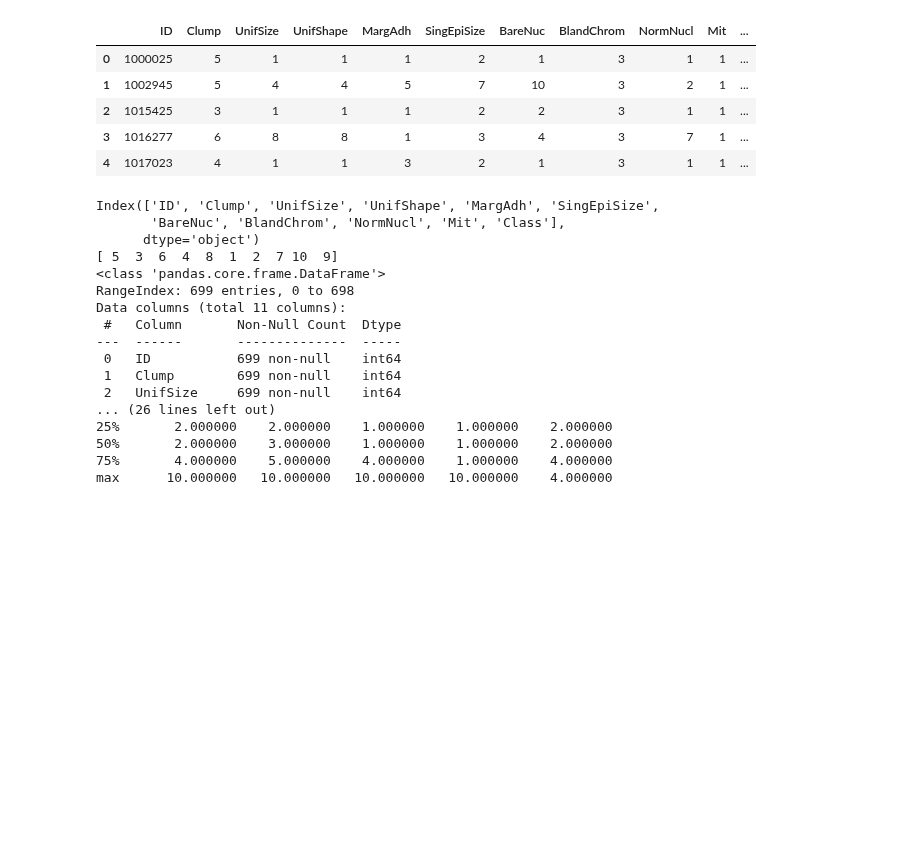
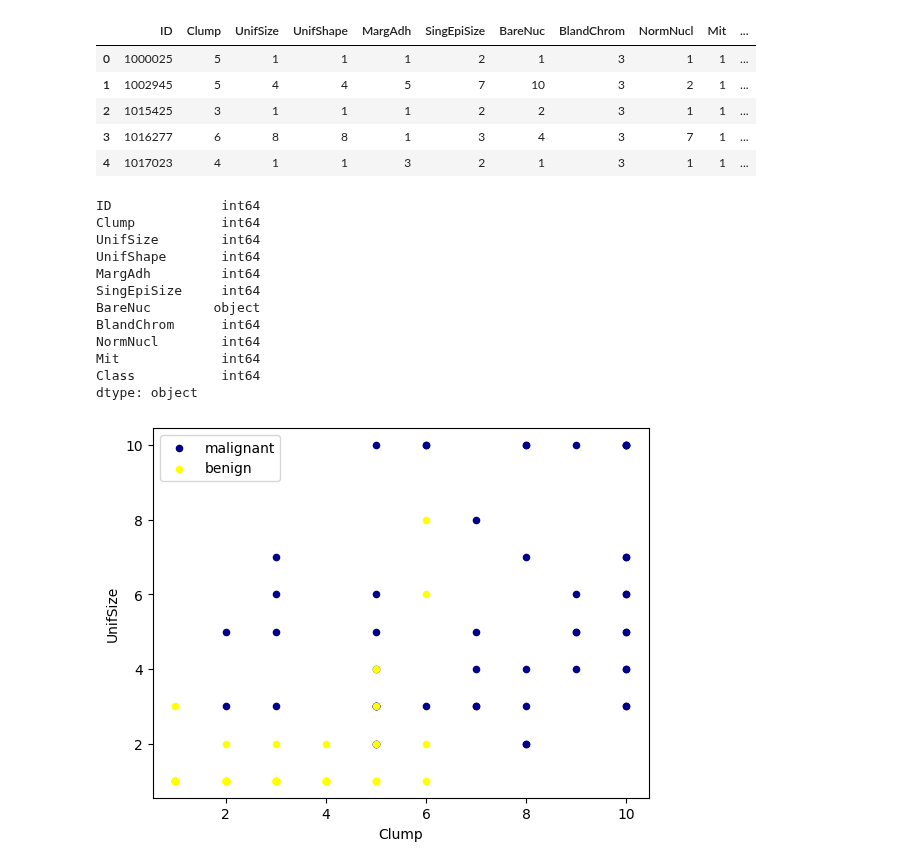
Before and after one commit to iamaryav/ai-notebooks, a Jupyter notebook: cancer_prediction.ipynb, the cells around one changed output. Drawn from its saved outputs; the diff is of its cells as text; code cells hidden in the pictures; blank space fills up the shorter version.

```diff
--- a/cancer_prediction.ipynb
+++ b/cancer_prediction.ipynb
@@ -19,25 +19,29 @@ patient_df.head()
 | 3 | 1016277 | 6 | 8 | 8 | 1 | 3 | 4 | 3 | 7 | 1 | ... |
 | 4 | 1017023 | 4 | 1 | 1 | 3 | 2 | 1 | 3 | 1 | 1 | ... |
 # %%
-print(patient_df.columns)
-print(patient_df["Clump"].unique())
-print(patient_df.info())
-print(patient_df.describe())
+# print(patient_df.columns)
+# print(patient_df["Clump"].unique())
+# print(patient_df.info())
+# print(patient_df.describe())
+print(patient_df.dtypes)
 # %% [output]
-Index(['ID', 'Clump', 'UnifSize', 'UnifShape', 'MargAdh', 'SingEpiSize',
-       'BareNuc', 'BlandChrom', 'NormNucl', 'Mit', 'Class'],
-      dtype='object')
-[ 5  3  6  4  8  1  2  7 10  9]
-<class 'pandas.core.frame.DataFrame'>
-RangeIndex: 699 entries, 0 to 698
-Data columns (total 11 columns):
- #   Column       Non-Null Count  Dtype
----  ------       --------------  -----
- 0   ID           699 non-null    int64
- 1   Clump        699 non-null    int64
- 2   UnifSize     699 non-null    int64
-... (26 lines left out)
-25%       2.000000    2.000000    1.000000    1.000000    2.000000
-50%       2.000000    3.000000    1.000000    1.000000    2.000000
-75%       4.000000    5.000000    4.000000    1.000000    4.000000
-max      10.000000   10.000000   10.000000   10.000000    4.000000
+ID              int64
+Clump           int64
+UnifSize        int64
+UnifShape       int64
+MargAdh         int64
+SingEpiSize     int64
+BareNuc        object
+BlandChrom      int64
+NormNucl        int64
+Mit             int64
+Class           int64
+dtype: object
+# %%
+# Plotting the graph
+# There are many way to print the smart plots - Interesting
+ax = patient_df[patient_df['Class'] == 4][0:50].plot(kind='scatter', x='Clump', y='UnifSize', color="DarkBlue", label="malignant")
+patient_df[patient_df['Class'] == 2][0:50].plot(kind='scatter', x='Clump', y='UnifSize', color="Yellow", label="benign", ax=ax)
+plt.show()
+# %% [output]
+[figure, added]
```
Also changed, not shown: parts of 12 cells of this notebook.
